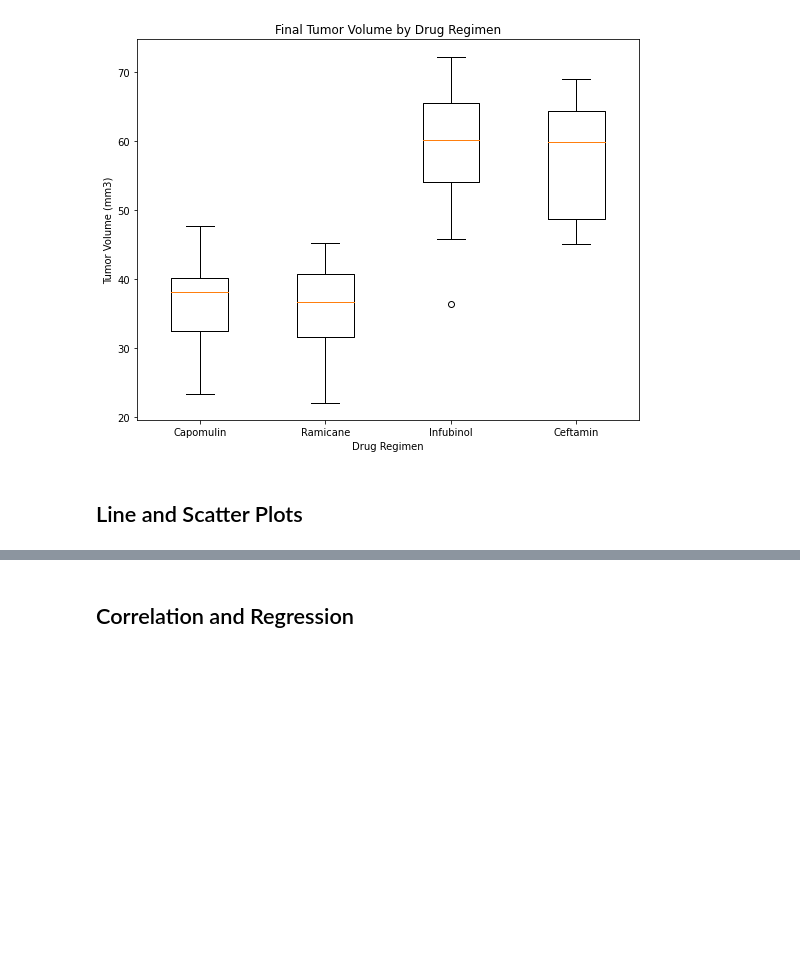
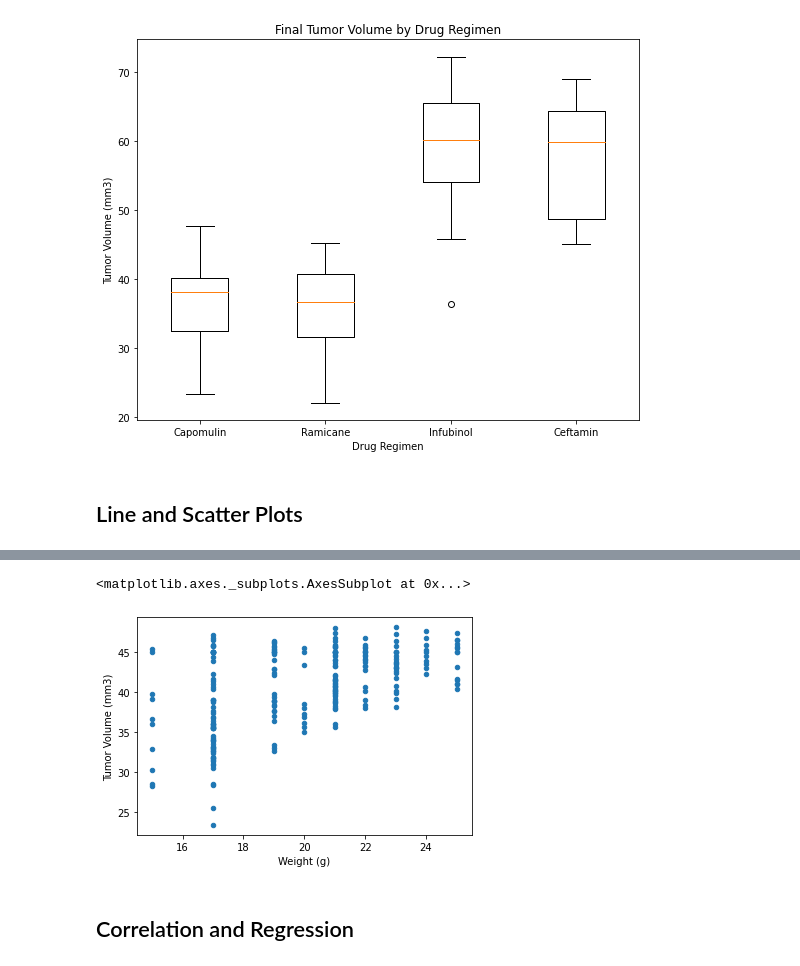
Before and after one commit to kcomalley14/matplotlib-hw, a Jupyter notebook: pymaceuticals_starter.ipynb, the cells around one changed output, grey strips where cells are left out. Saved outputs shown, nothing was run; the diff lists cells and outputs as text; code cells hidden in the pictures; blank space fills up the shorter version.

```diff
--- a/pymaceuticals_starter.ipynb
+++ b/pymaceuticals_starter.ipynb
@@ -277,4 +277,11 @@ plt.show()
 # %%
 # Generate a scatter plot of mouse weight versus average tumor volume for the Capomulin regimen
+capomulin_scatter = capomulin_df[['Mouse ID', 'Tumor Volume (mm3)', 'Weight (g)']]
+capomulin_scatter
+#plt.figure()
+capomulin_scatter.plot(x="Weight (g)", y="Tumor Volume (mm3)", kind = "scatter", marker="o")
+# %% [output]
+<matplotlib.axes._subplots.AxesSubplot at 0x...>
+[figure, added]
 # %% [markdown]
 ## Correlation and Regression
```
Also changed, not shown: parts of 3 cells of this notebook.
